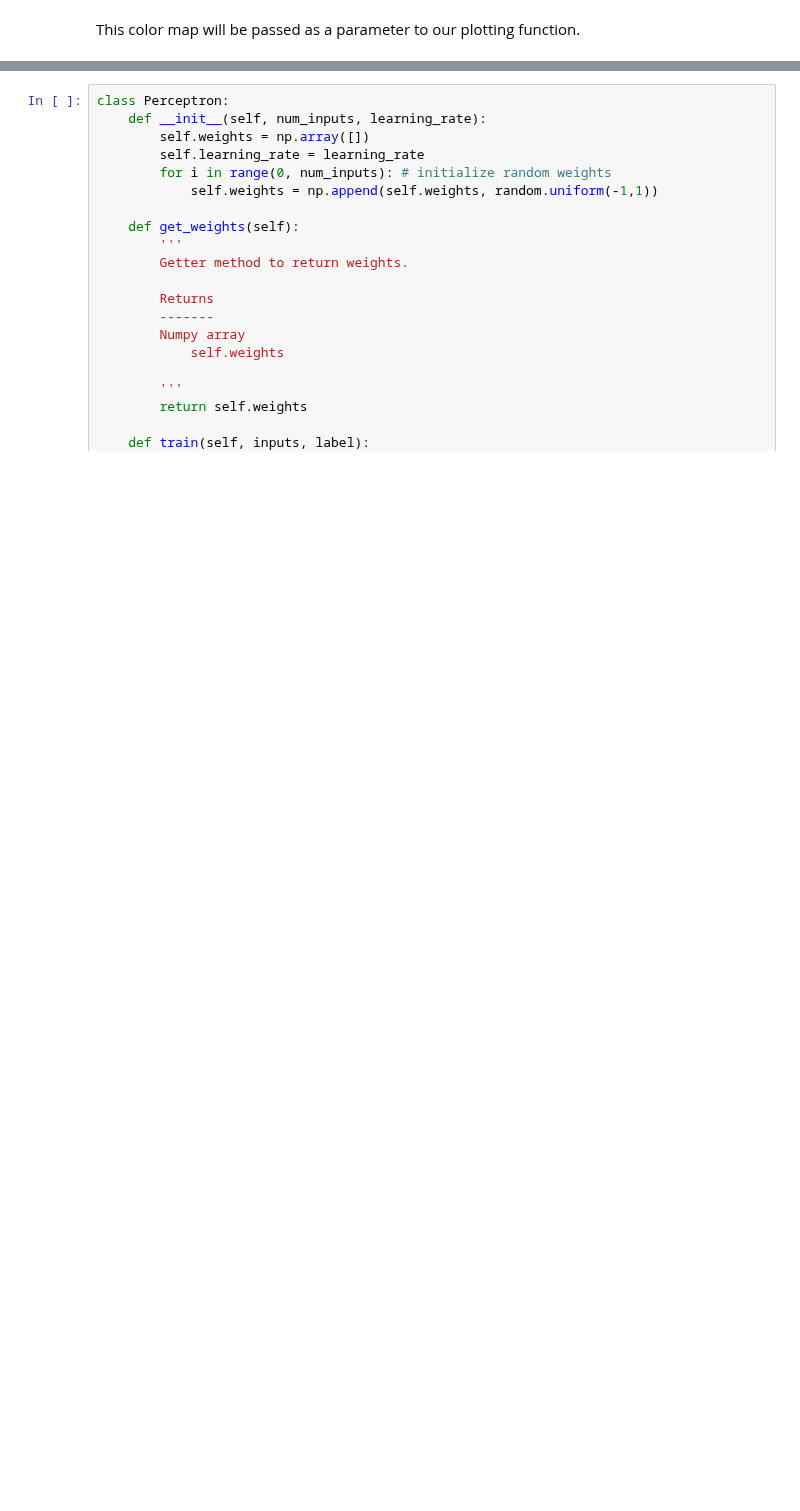
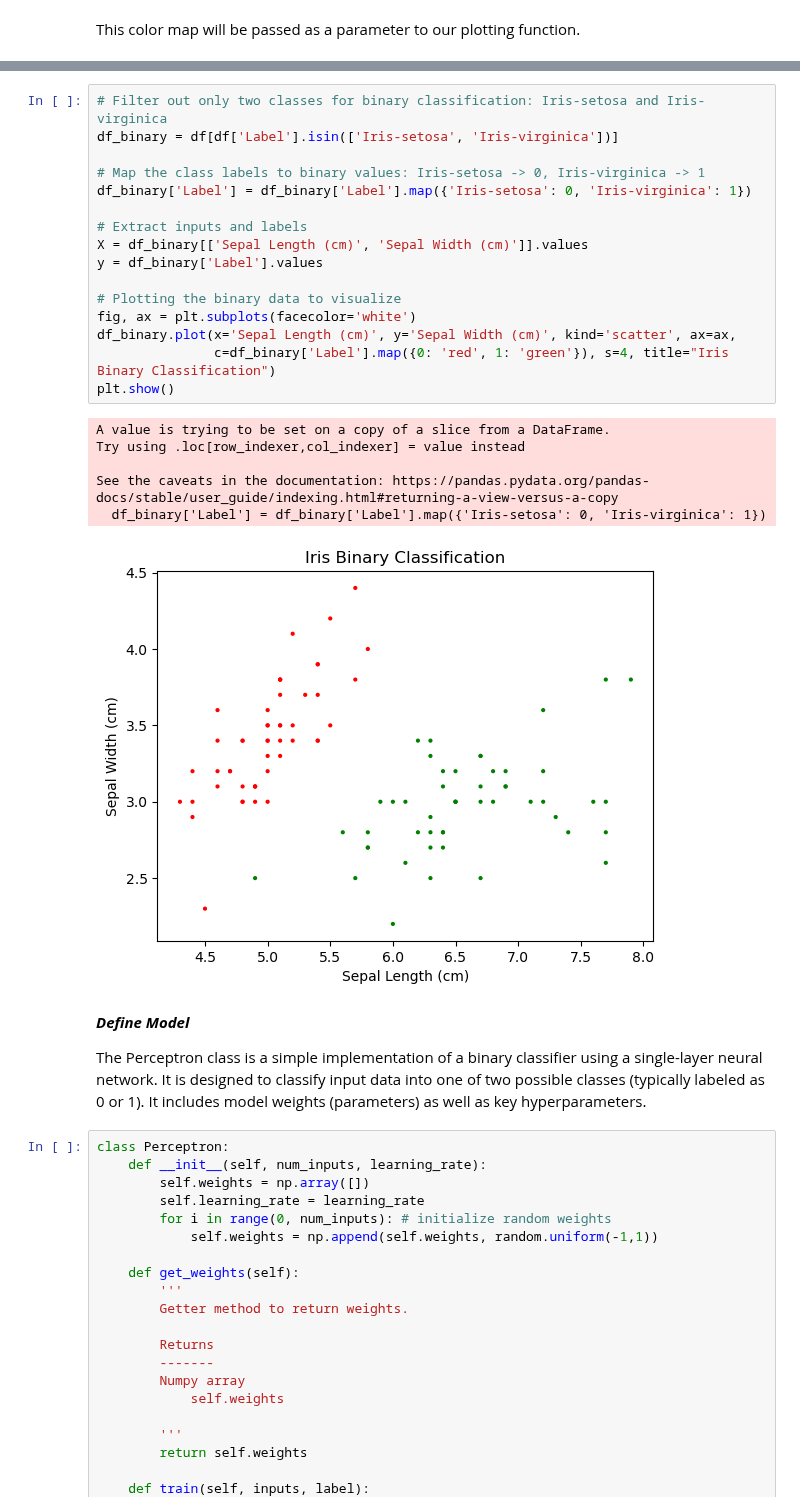
Before and after one commit to mirandabohm/Machine-Learning-Demo-Pack, a Jupyter notebook: Simple_perceptron.ipynb, the cells around one changed output, grey strips where cells are left out. Cells and saved outputs as stored; diff of their text form; blank space fills up the shorter version.

```diff
--- a/Simple_perceptron.ipynb
+++ b/Simple_perceptron.ipynb
@@ -89,3 +97,30 @@ The red (Iris-setosa) and green (Iris-virginica) groups are linearly separable -
+# %%
+# Filter out only two classes for binary classification: Iris-setosa and Iris-virginica
+df_binary = df[df['Label'].isin(['Iris-setosa', 'Iris-virginica'])]
+
+# Map the class labels to binary values: Iris-setosa -> 0, Iris-virginica -> 1
+df_binary['Label'] = df_binary['Label'].map({'Iris-setosa': 0, 'Iris-virginica': 1})
+
+# Extract inputs and labels
+X = df_binary[['Sepal Length (cm)', 'Sepal Width (cm)']].values
+y = df_binary['Label'].values
+
+# Plotting the binary data to visualize
+fig, ax = plt.subplots(facecolor='white')
+df_binary.plot(x='Sepal Length (cm)', y='Sepal Width (cm)', kind='scatter', ax=ax,
+               c=df_binary['Label'].map({0: 'red', 1: 'green'}), s=4, title="Iris Binary Classification")
+plt.show()
+# %% [output]
+A value is trying to be set on a copy of a slice from a DataFrame.
+Try using .loc[row_indexer,col_indexer] = value instead
+
+See the caveats in the documentation: https://pandas.pydata.org/pandas-docs/stable/user_guide/indexing.html#returning-a-view-versus-a-copy
+  df_binary['Label'] = df_binary['Label'].map({'Iris-setosa': 0, 'Iris-virginica': 1})
+[figure, added]
+# %% [markdown]
+***Define Model***
+
+The Perceptron class is a simple implementation of a binary classifier using a single-layer neural network. It is designed to classify input data into one of two possible classes (typically labeled as 0 or 1). It includes model weights (parameters) as well as key hyperparameters.
 # %%
 class Perceptron:
     def __init__(self, num_inputs, learning_rate):
```
Also changed, not shown: parts of 15 cells of this notebook, 7 other files.
